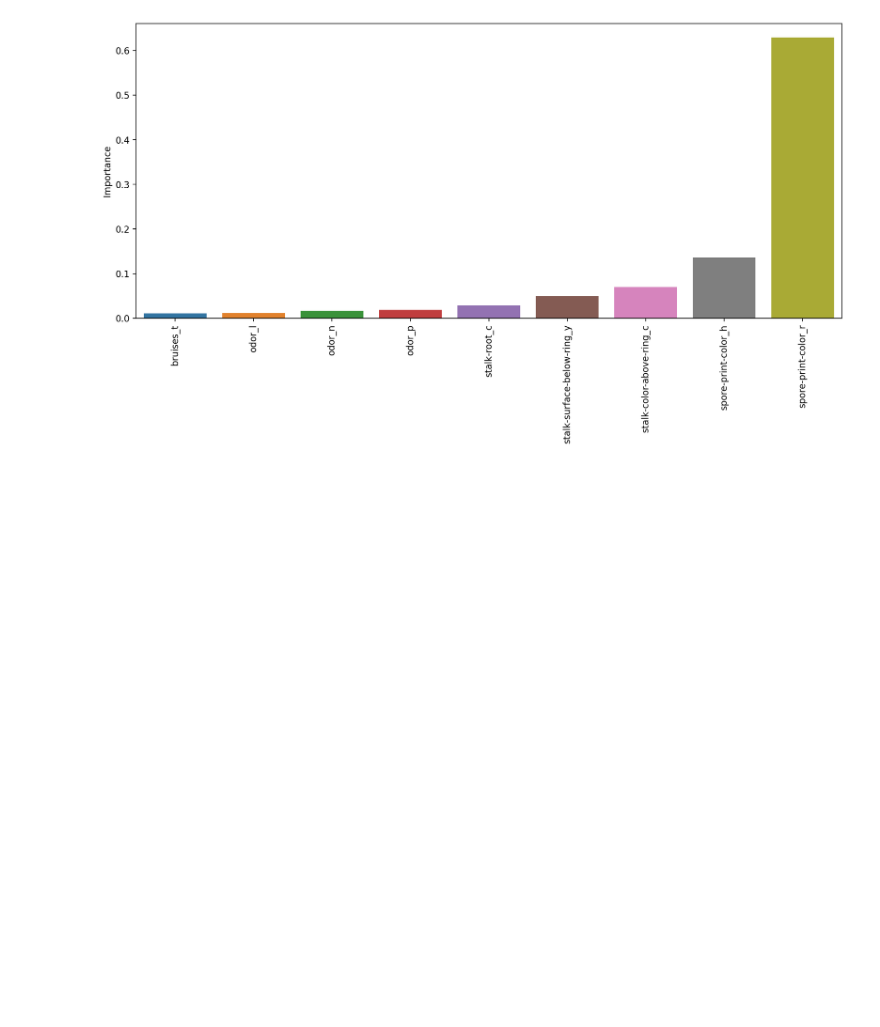
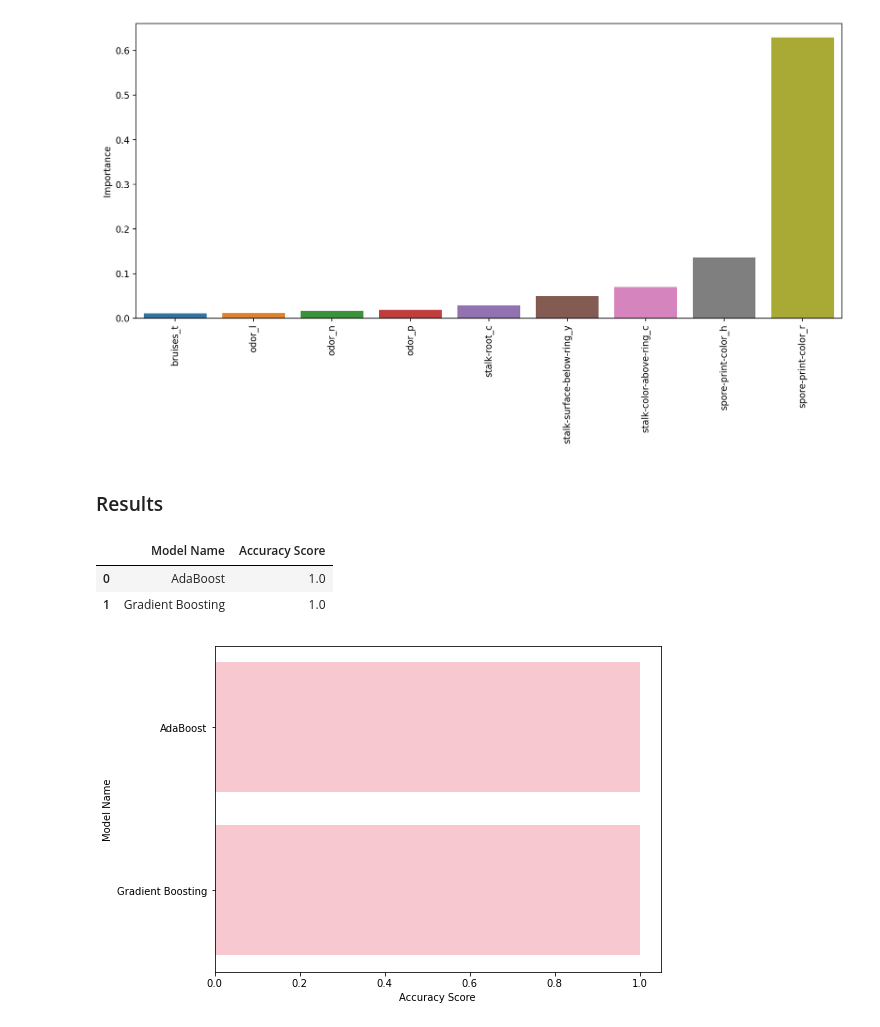
Before and after one commit to alpeshraj/Mushroom-Classification-using-Boosting, a Jupyter notebook: Mushroom Classification using Boosting.ipynb, the cells around one changed output. Cells and saved outputs as stored; diff of their text form; code cells hidden in the pictures; blank space fills up the shorter version.

```diff
--- a/Mushroom Classification using Boosting.ipynb
+++ b/Mushroom Classification using Boosting.ipynb
@@ -408,3 +408,19 @@ plt.xticks(rotation=90)
 plt.show()
 # %% [output]
 [figure]
+# %% [markdown]
+### Results
+# %%
+accuracy_df  = pd.DataFrame(list(accuracies.items()),columns = ['Model Name', 'Accuracy Score'])
+accuracy_df
+# %% [output]
+|  | Model Name | Accuracy Score |
+| 0 | AdaBoost | 1.0 |
+| 1 | Gradient Boosting | 1.0 |
+# %%
+f, ax = plt.subplots(figsize=(8, 6))
+sns.set_color_codes("pastel")
+sns.barplot(y="Model Name", x="Accuracy Score", data = accuracy_df, color="pink")
+plt.show()
+# %% [output]
+[figure, added]
```
